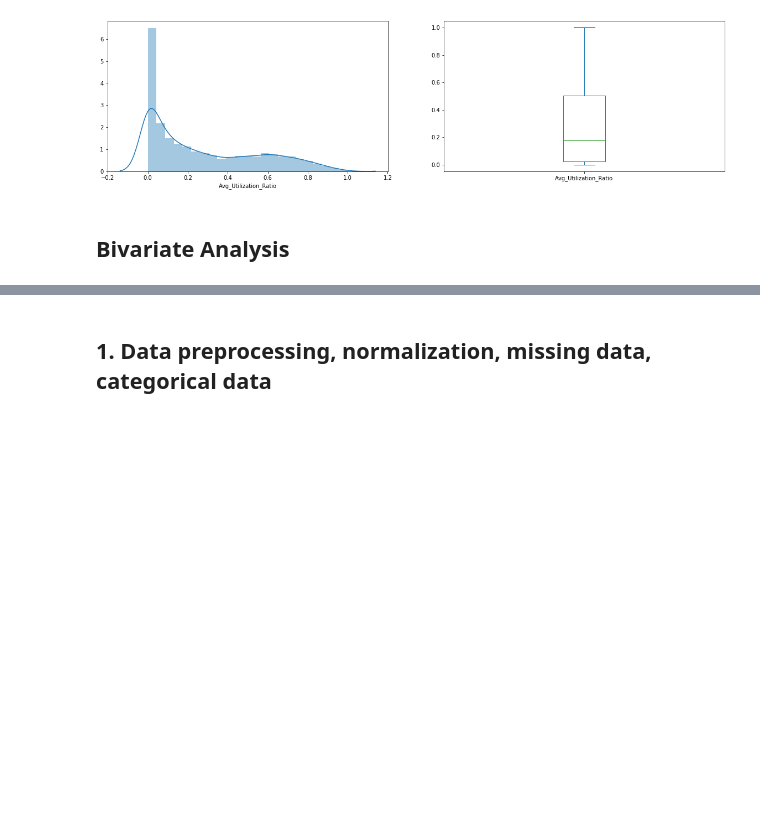
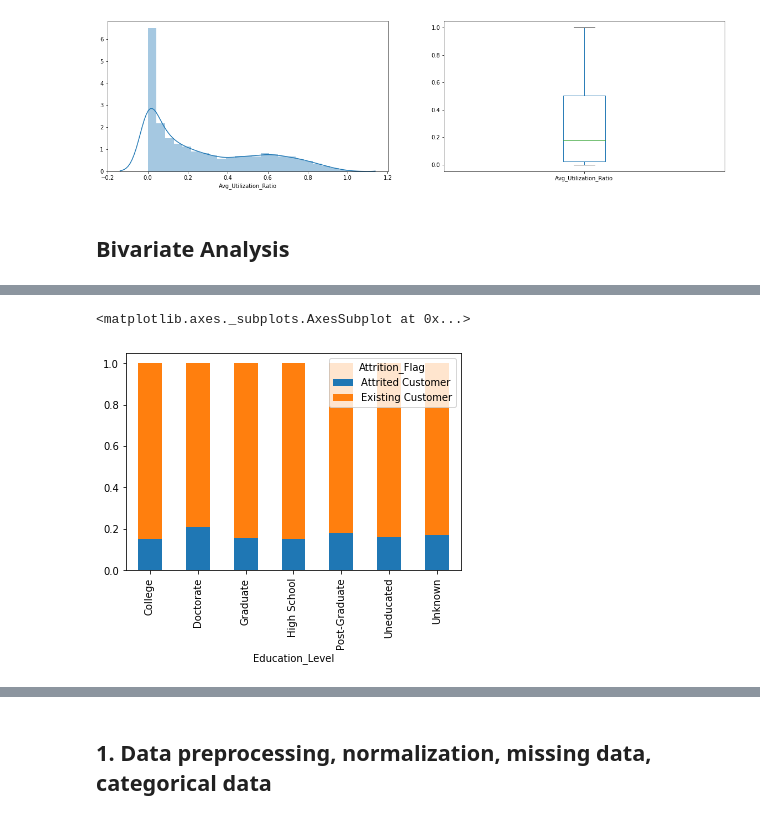
Before and after one commit to Elena-Chikara/Banking-churn-prediction-for-marketing-purposes, a Jupyter notebook: Bank_template.ipynb, the cells around one changed output, grey strips where cells are left out. Saved outputs shown, nothing was run; the diff lists cells and outputs as text; code cells hidden in the pictures; blank space fills up the shorter version.

```diff
--- a/Bank_template.ipynb
+++ b/Bank_template.ipynb
@@ -334,0 +350,3 @@ dataset['Avg_Utilization_Ratio'].plot(kind='box', label="Avg_Utilization_Ratio")
+# %%
+dataset3 = pd.crosstab(dataset['Education_Level'],dataset['Attrition_Flag'])
+dataset3
@@ -334,0 +363,5 @@ dataset['Avg_Utilization_Ratio'].plot(kind='box', label="Avg_Utilization_Ratio")
+# %%
+dataset3.div(dataset3.sum(axis=1), axis=0).plot(kind="bar", stacked=True)
+# %% [output]
+<matplotlib.axes._subplots.AxesSubplot at 0x...>
+[figure, added]
```
Also changed, not shown: parts of 46 cells of this notebook.
